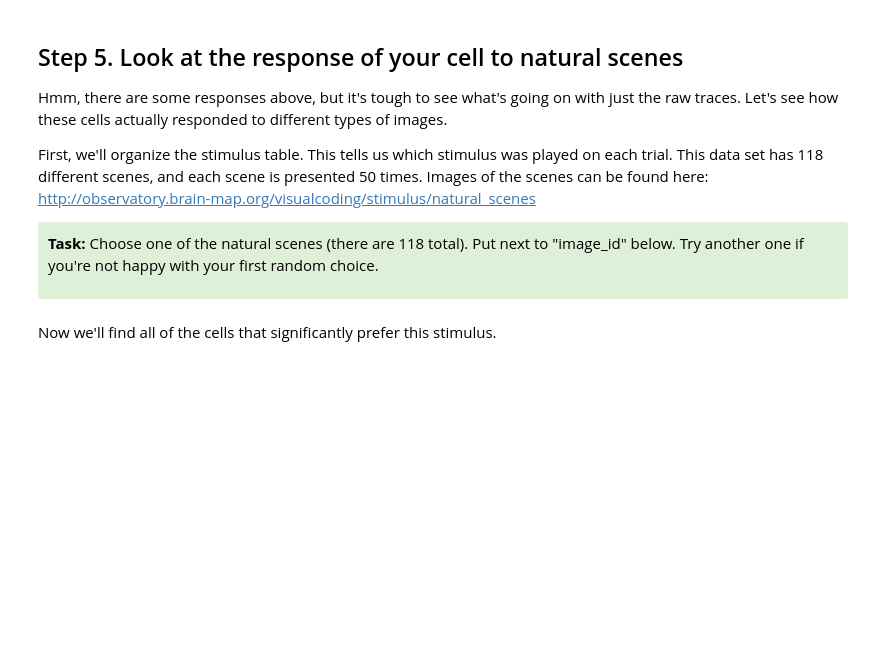
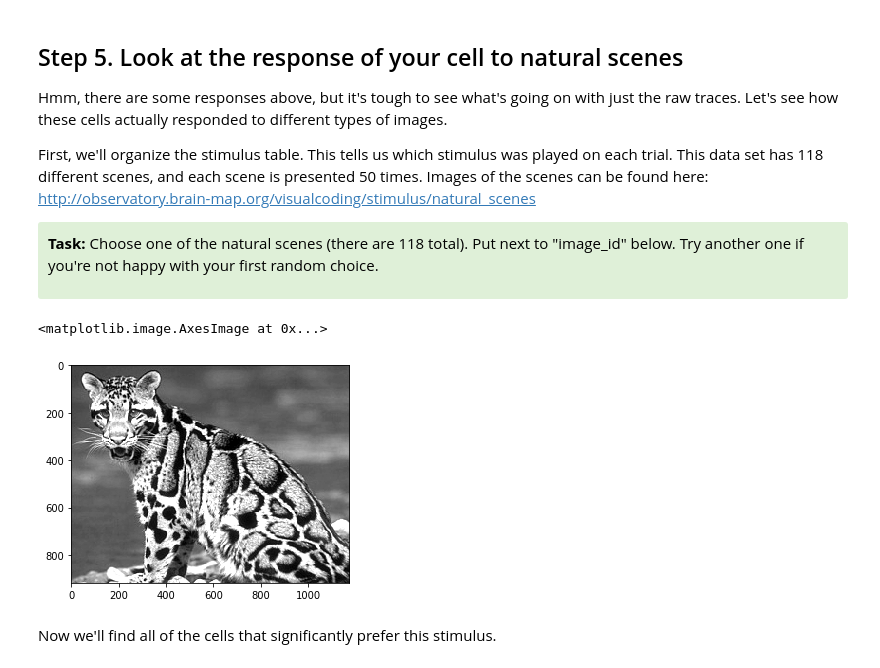
Before and after one commit to ajuavinett/BIPN145, a Jupyter notebook: Computer Lab #3 - Brain Observatory.ipynb, the cells around one changed output. Drawn from its saved outputs; the diff is of its cells as text; code cells hidden in the pictures; blank space fills up the shorter version.

```diff
--- a/Computer Lab #3 - Brain Observatory.ipynb
+++ b/Computer Lab #3 - Brain Observatory.ipynb
@@ -165,14 +193,17 @@ First, we'll organize the stimulus table. This tells us which stimulus was playe
 <p><b>Task:</b> Choose one of the natural scenes (there are 118 total). Put next to "image_id" below. Try another one if you're not happy with your first random choice.</div>
 # %%
 #choose your image id
-image_id =
+image_id = 22
 
 natural_scene_table = data_set.get_stimulus_table('natural_scenes')
 natural_scene_template = data_set.get_stimulus_template('natural_scenes')
 sceneIDs = np.unique(natural_scene_table.frame)
 
 # plot this natural scene
 plt.imshow(natural_scene_template[image_id,:,:], cmap='gray')
+# %% [output]
+<matplotlib.image.AxesImage at 0x...>
+[figure, added]
 # %% [markdown]
 Now we'll find all of the cells that significantly prefer this stimulus.
 # %%
```
Also changed, not shown: parts of 16 cells of this notebook, 1 other file.
